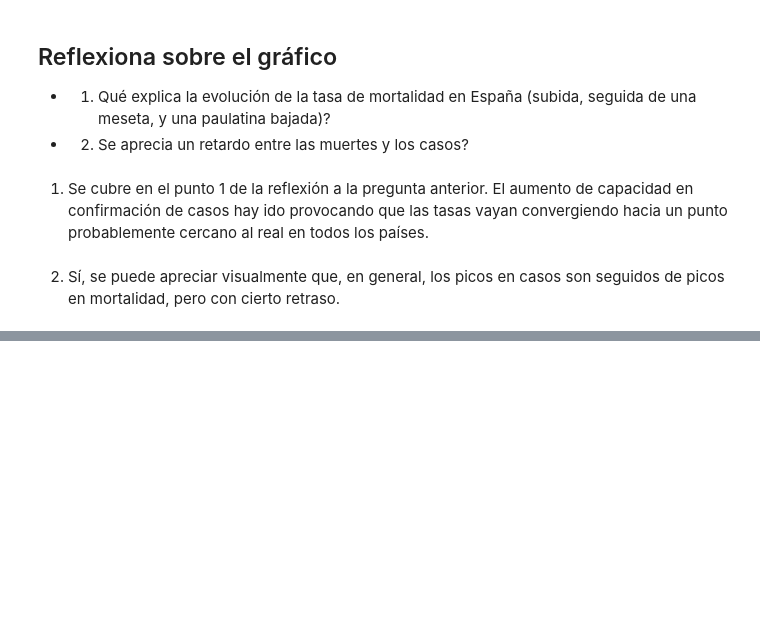
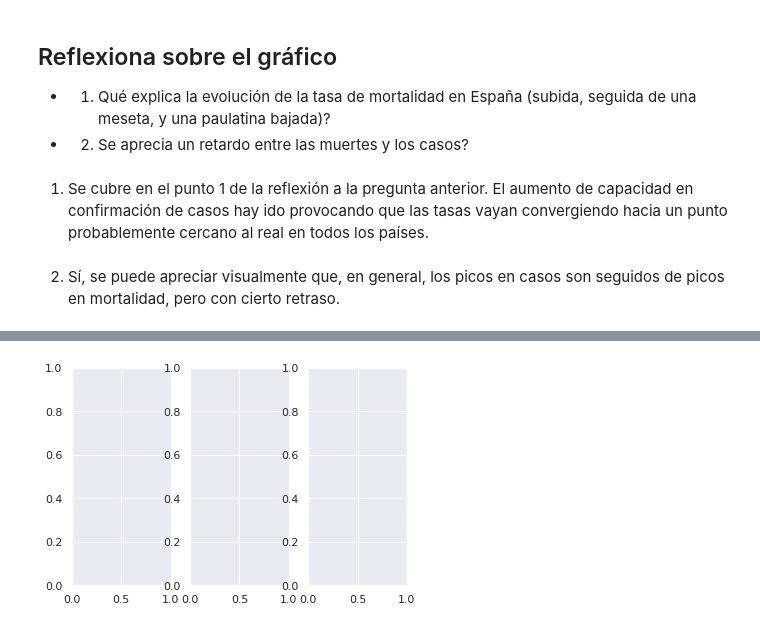
Before and after one commit to JotaBlanco/TheValley, a Jupyter notebook: Notebooks/02-analisis-exploratorio-visual/EJERCICIO_3___EDA_Visual_Covid.ipynb, the cells around one changed output, grey strips where cells are left out. Drawn from its saved outputs; the diff is of its cells as text; code cells hidden in the pictures; blank space fills up the shorter version.

```diff
--- a/Notebooks/02-analisis-exploratorio-visual/EJERCICIO_3___EDA_Visual_Covid.ipynb
+++ b/Notebooks/02-analisis-exploratorio-visual/EJERCICIO_3___EDA_Visual_Covid.ipynb
@@ -297,0 +322,5 @@ df_tasa_mortalidad
+# %%
+# Hasta ahora hemos generado un ax por cada gráfico
+fig, (ax1, ax2, ax3) = plt.subplots(nrows=1, ncols=3)
+# %% [output]
+[figure, added]
```
Also changed, not shown: parts of 12 cells of this notebook.
